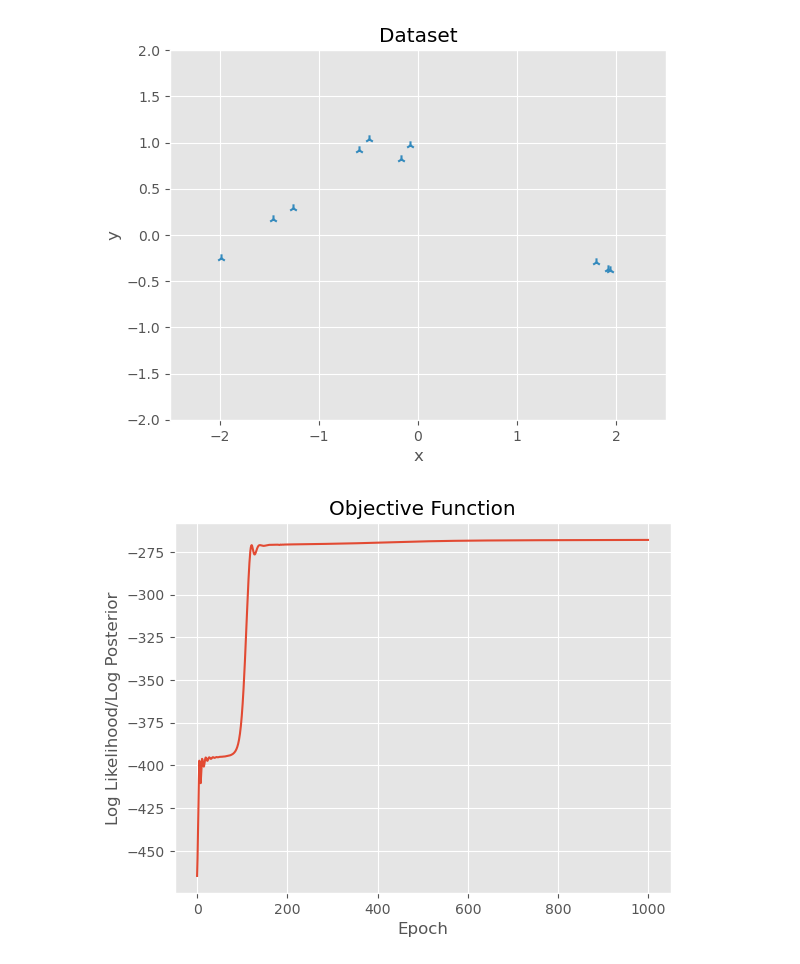
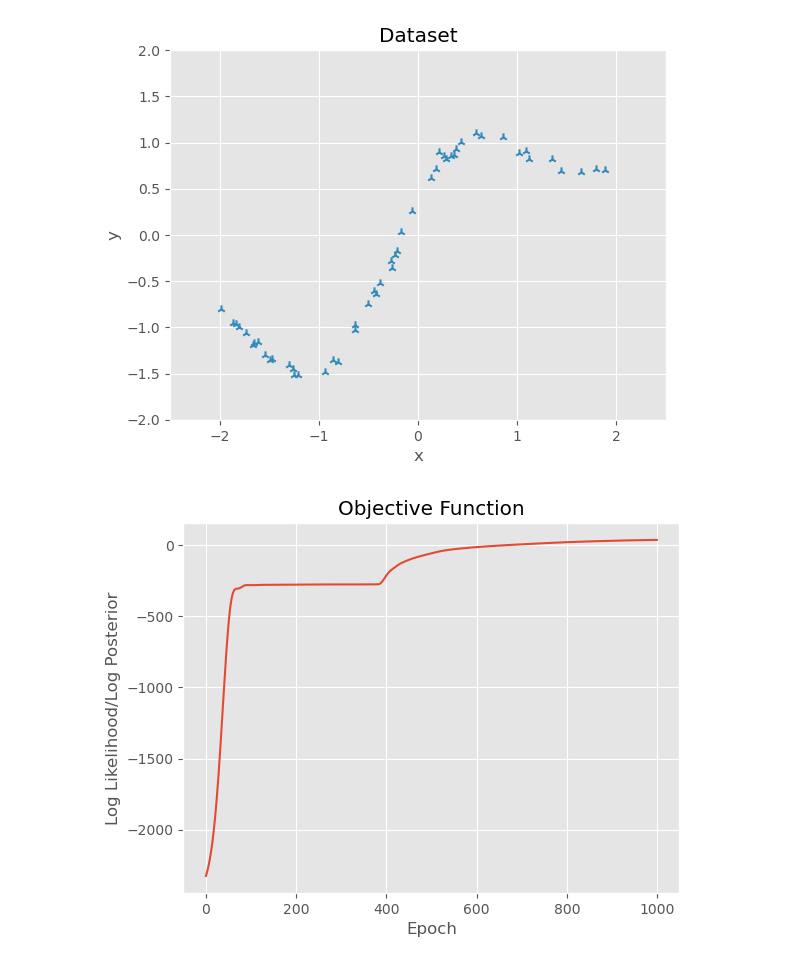
Before and after one commit to Sheev13/tiny-neural-nets, a Jupyter notebook: notebooks/deterministic_playground.ipynb, the cells around one changed output. Cells and saved outputs as stored; diff of their text form; code cells hidden in the pictures.

```diff
--- a/notebooks/deterministic_playground.ipynb
+++ b/notebooks/deterministic_playground.ipynb
@@ -15,8 +15,10 @@ plt.style.use('ggplot')
 %load_ext autoreload
 %autoreload 2
 # %%
-torch.manual_seed(49)
-x, y = generate_segp_dataset(input_lower=-2.0, input_upper=2.0, num_points=10, noise_level=0.1, lengthscale=1.0)
+torch.manual_seed(3)
+x, y = generate_segp_dataset(input_lower=-2.0, input_upper=2.0, num_points=50, noise_level=0.05, lengthscale=1.0)
+# torch.manual_seed(49)
+# x, y = generate_segp_dataset(input_lower=-2.0, input_upper=2.0, num_points=10, noise_level=0.1, lengthscale=1.0)
 
 plt.scatter(x, y, color='C1', marker='2')
 plt.ylim([-2.0, 2.0])
@@ -27,18 +29,18 @@ plt.xlabel('x')
 plt.ylabel('y')
 plt.show()
 # %% [output]
-[figure, old version]
+[figure, new version]
 # %%
-net = DeterministicPerceptron(100, nonlinearity='tanh', prior='Gaussian', bias=True)
+net = DeterministicPerceptron(3, nonlinearity='relu', prior='Gaussian', bias=True)
 loss_evolution = net.train(x, y, epochs=1000, learning_rate=0.01, algorithm='adam', loss_function='map')
 
 plt.plot(loss_evolution)
 plt.title("Objective Function")
 plt.xlabel("Epoch")
 plt.ylabel("Log Likelihood/Log Posterior")
 plt.show()
 # %% [output]
-[figure, old version]
+[figure, new version]
 # %%
 test_x = torch.linspace(-2.5, 2.5, 500)
 preds = net(test_x).detach()
```
Also changed, not shown: parts of 1 cell of this notebook, 6 other files.
